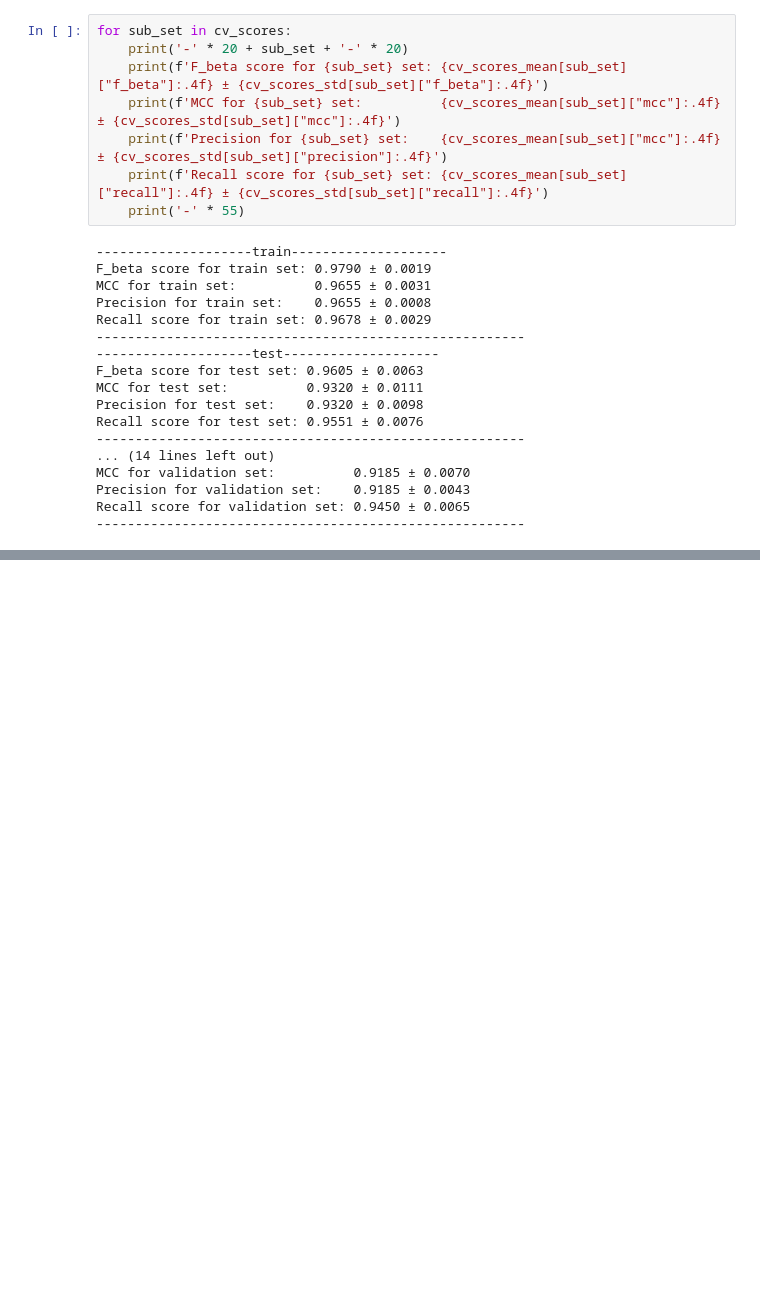
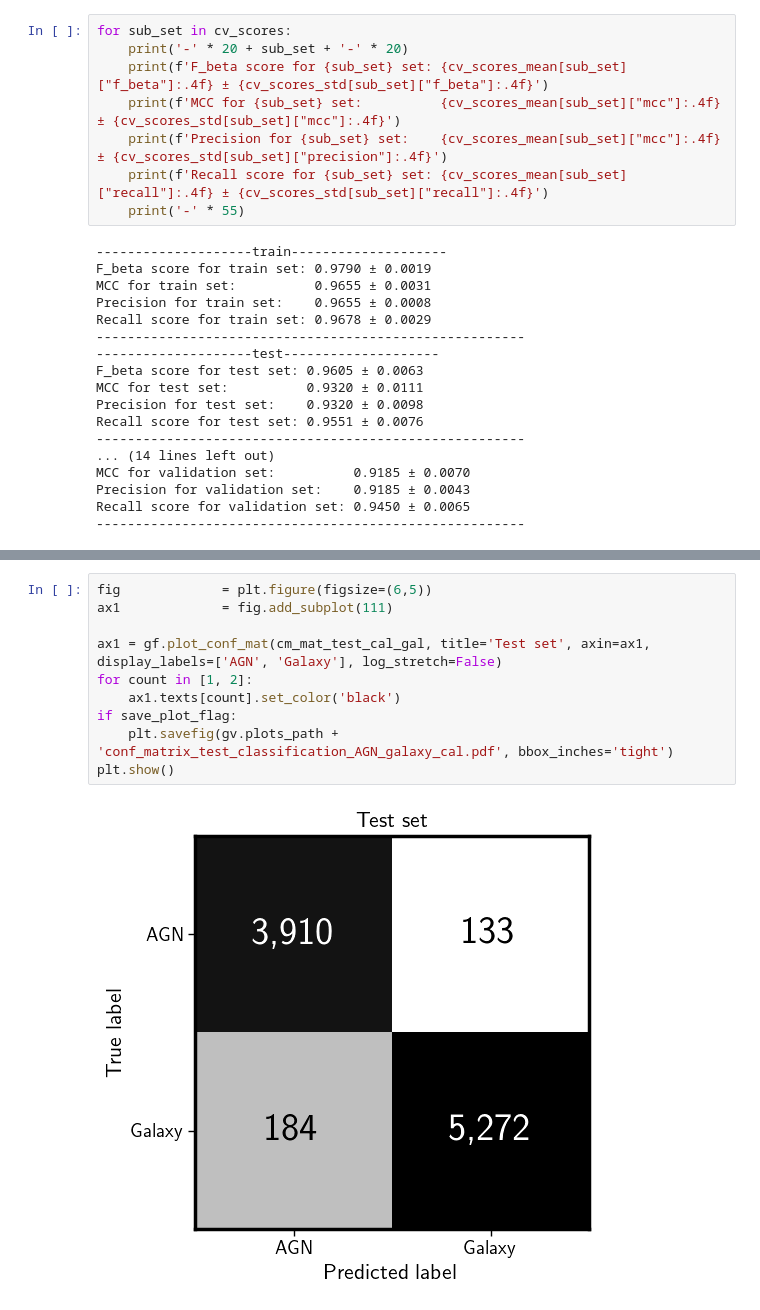
Before and after one commit to racarvajal/Pipeline_ML_6arcsec, a Jupyter notebook: ML_02.ipynb, the cells around one changed output, grey strips where cells are left out. Cells and saved outputs as stored; diff of their text form; blank space fills up the shorter version.

```diff
--- a/ML_02.ipynb
+++ b/ML_02.ipynb
@@ -1941,0 +1947,12 @@ pyc.get_metrics()
+# %%
+fig             = plt.figure(figsize=(6,5))
+ax1             = fig.add_subplot(111)
+
+ax1 = gf.plot_conf_mat(cm_mat_test_cal_gal, title='Test set', axin=ax1, display_labels=['AGN', 'Galaxy'], log_stretch=False)
+for count in [1, 2]:
+    ax1.texts[count].set_color('black')
+if save_plot_flag:
+    plt.savefig(gv.plots_path + 'conf_matrix_test_classification_AGN_galaxy_cal.pdf', bbox_inches='tight')
+plt.show()
+# %% [output]
+[figure, added]
```
Also changed, not shown: parts of 41 cells of this notebook, 2 other files.
